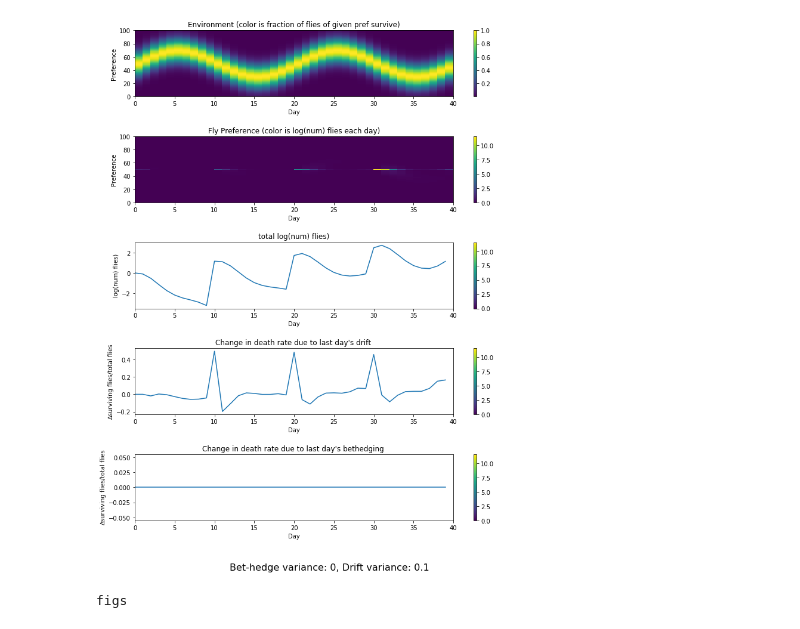
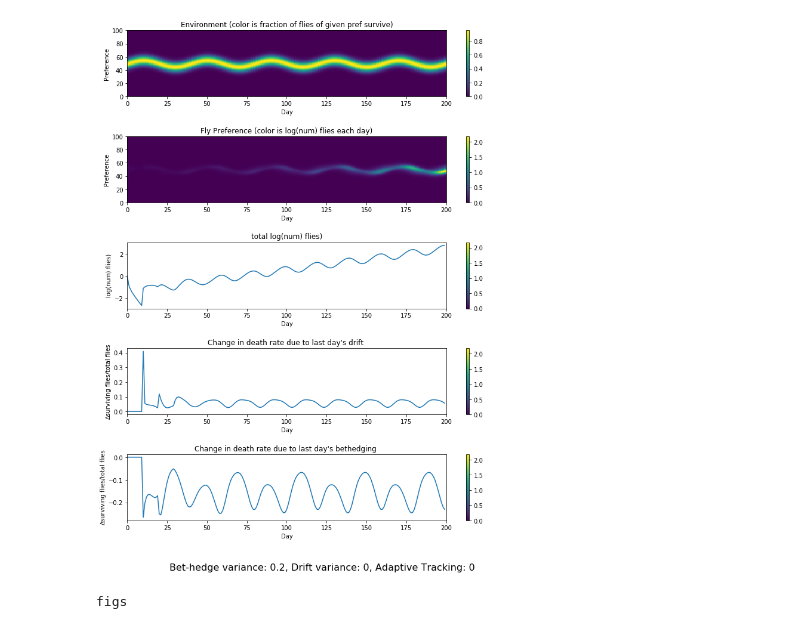
Before and after one commit to ryantmaloney/Simplified-Drift-Modeling, a Jupyter notebook: driftmodeling.ipynb, the cells around one changed output. Saved outputs shown, nothing was run; the diff lists cells and outputs as text; code cells hidden in the pictures.

Commit message:
Basic adaptive tracking

```diff
--- a/driftmodeling.ipynb
+++ b/driftmodeling.ipynb
@@ -5,32 +5,33 @@ imp.reload(sd)
 # %%
 import simpledrift as sd
 import imp
 imp.reload(sd)
 import matrixmaker as mm
 imp.reload(mm)
 
 #driftmodeling(flynum, numberofbins, numberofdays, prefmean, prefvariance, envimean, envivariance, driftvariance, gain, per)
 flynum=1
 numberofbins=100
-numberofdays=40
+numberofdays=200
 prefmean=0
 
 #one run that has x, 2x, 3x, etc all y
 #one run that has y, 2y, 3y, etc all x
 
-prefvariance=0
+prefvariance=.2
 envimean=0
 envivariance=.25
-driftvariance=.1
-gain=.4
-per=20
-maxsurvivalrate=1
-birthrate=40
+driftvariance=0
+adaptivetracking=0
+gain=.1
+per=40
+maxsurvivalrate=.95
+birthrate=5
 matureage=10
 percentbh=0.01
 
 #sd.driftmodeling(flynum, numberofbins, numberofdays, prefmean, prefvariance, envimean, envivariance, driftvariance, gain, per,maxsurvivalrate,birthrate,matureage, percentbh)
-finalpop=sd.driftmodeling(flynum, numberofbins, numberofdays, prefmean, prefvariance, envimean, envivariance, driftvariance, gain, per,maxsurvivalrate,birthrate,matureage, percentbh, True, 'figs')
+finalpop=sd.driftmodeling(flynum, numberofbins, numberofdays, prefmean, prefvariance, envimean, envivariance, driftvariance, adaptivetracking, gain, per,maxsurvivalrate,birthrate,matureage, percentbh, True, 'figs')
 # %% [output]
-[figure, old version]
+[figure, new version]
 figs
```
Also changed, not shown: parts of 10 cells of this notebook, 4 other files.
